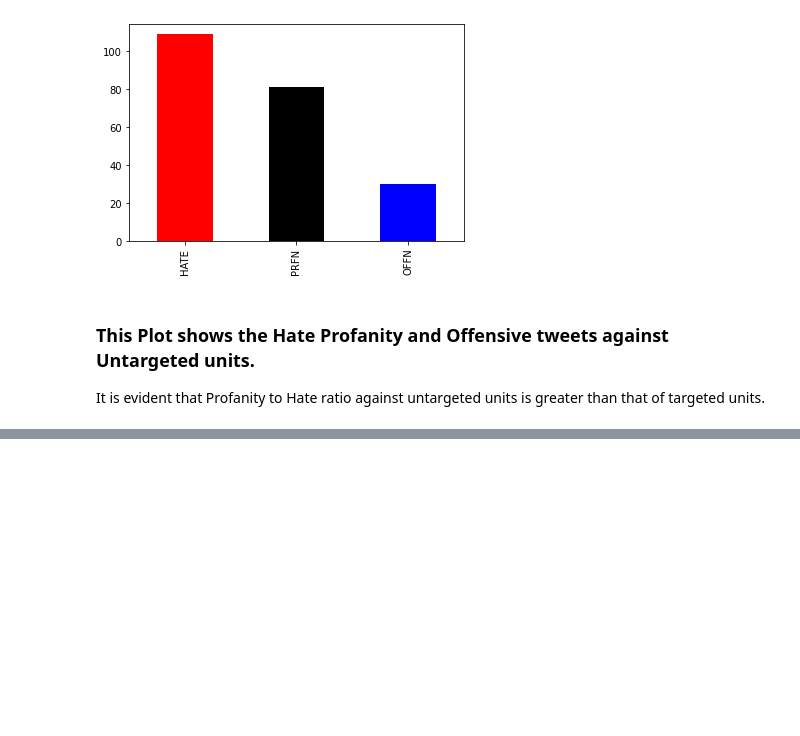
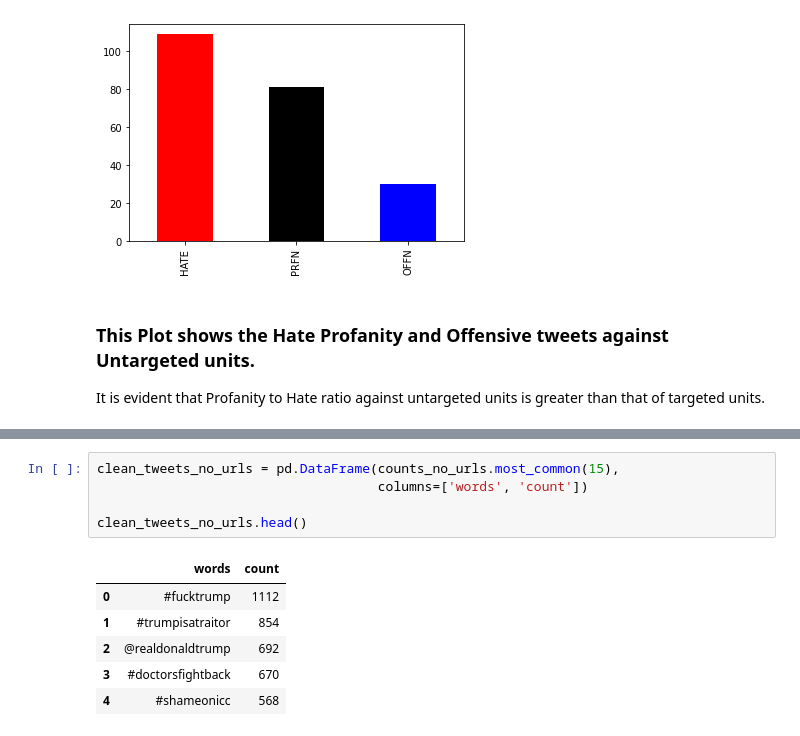
Before and after one commit to mlsacbvp/MLSAC-ML, a Jupyter notebook: Preprocessing and EDA.ipynb, the cells around one changed output, grey strips where cells are left out. Cells and saved outputs as stored; diff of their text form; blank space fills up the shorter version.

```diff
--- a/Preprocessing and EDA.ipynb
+++ b/Preprocessing and EDA.ipynb
@@ -193,0 +239,12 @@ It is evident that Profanity to Hate ratio against untargeted units is greater t
+# %%
+clean_tweets_no_urls = pd.DataFrame(counts_no_urls.most_common(15),
+                                    columns=['words', 'count'])
+
+clean_tweets_no_urls.head()
+# %% [output]
+|  | words | count |
+| 0 | #fucktrump | 1112 |
+| 1 | #trumpisatraitor | 854 |
+| 2 | @realdonaldtrump | 692 |
+| 3 | #doctorsfightback | 670 |
+| 4 | #shameonicc | 568 |
```
Also changed, not shown: parts of 7 cells of this notebook.
